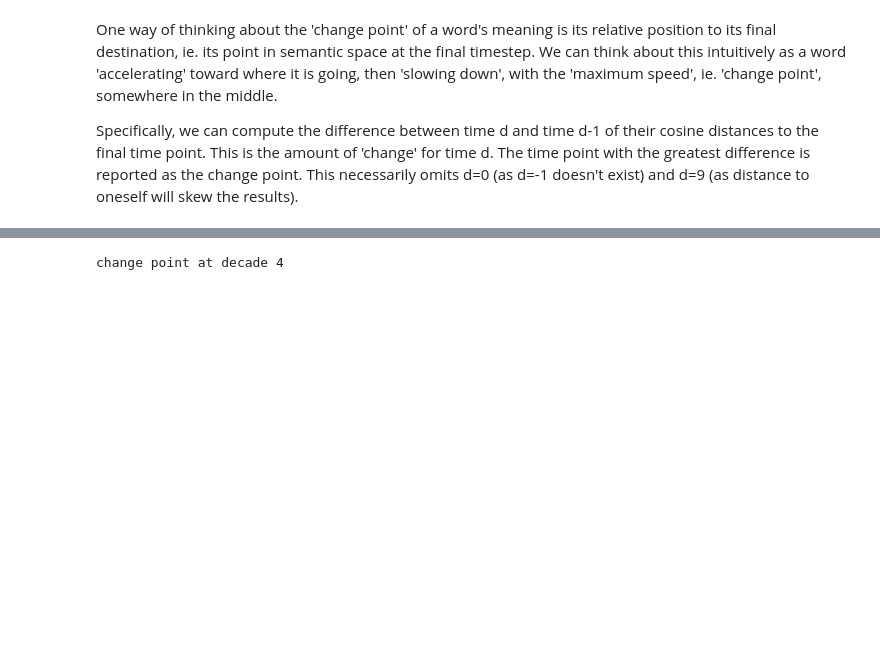
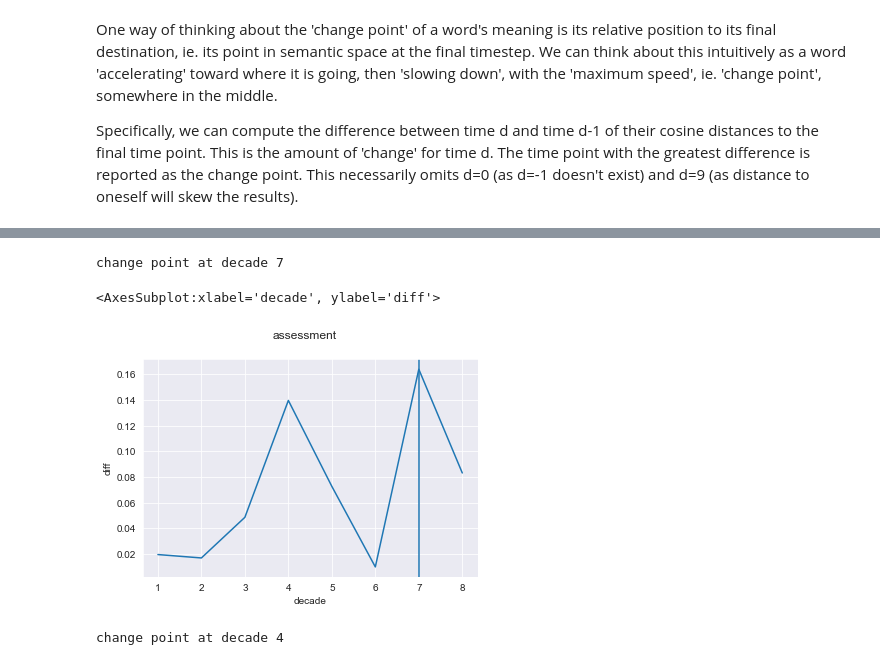
Before and after one commit to an-k45/CSC2611-lab, a Jupyter notebook: CSC2611 lab.ipynb, the cells around one changed output, grey strips where cells are left out. Saved outputs shown, nothing was run; the diff lists cells and outputs as text; code cells hidden in the pictures; blank space fills up the shorter version.

```diff
--- a/CSC2611 lab.ipynb
+++ b/CSC2611 lab.ipynb
@@ -756,3 +770,9 @@ def plot_change_point(word):
+# %%
+plot_change_point('assessment')
+# %% [output]
+change point at decade 7
+<AxesSubplot:xlabel='decade', ylabel='diff'>
+[figure, added]
 # %%
 plot_change_point('impact')
 # %% [output]
```
Also changed, not shown: parts of 16 cells of this notebook, 3 other files.
